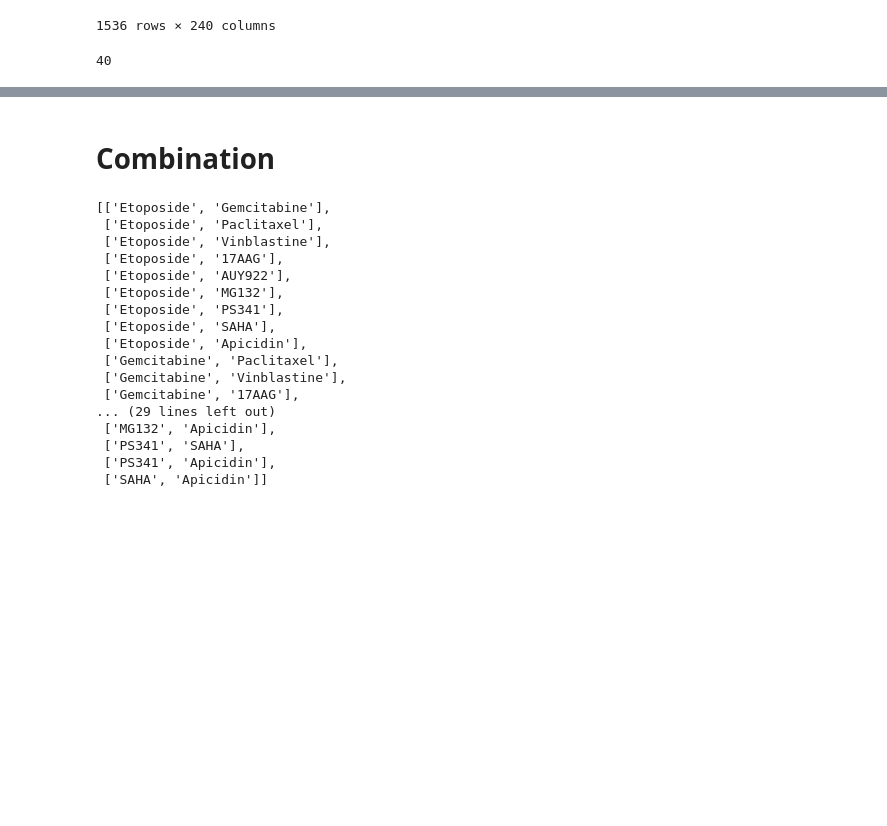
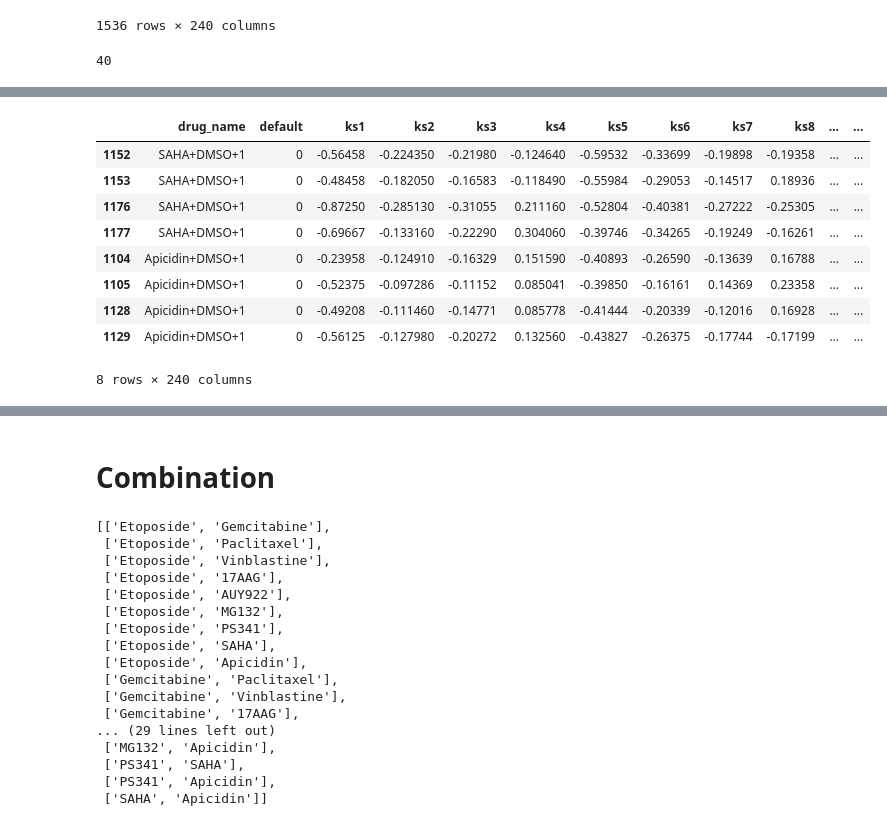
Before and after one commit to zhangsscc99/-research-machine_learning_cancer_drugs, a Jupyter notebook: confidence_score/confidence_score_11_28 copy.ipynb, the cells around one changed output, grey strips where cells are left out. Drawn from its saved outputs; the diff is of its cells as text; code cells hidden in the pictures; blank space fills up the shorter version.

```diff
--- a/confidence_score/confidence_score_11_28 copy.ipynb
+++ b/confidence_score/confidence_score_11_28 copy.ipynb
@@ -179,0 +183,13 @@ fig.show()
+# %%
+training_X_for_debug[32:]
+# %% [output]
+|  | drug_name | default | ks1 | ks2 | ks3 | ks4 | ks5 | ks6 | ks7 | ks8 | ... | ... |
+| 1152 | SAHA+DMSO+1 | 0 | -0.56458 | -0.224350 | -0.21980 | -0.124640 | -0.59532 | -0.33699 | -0.19898 | -0.19358 | ... | ... |
+| 1153 | SAHA+DMSO+1 | 0 | -0.48458 | -0.182050 | -0.16583 | -0.118490 | -0.55984 | -0.29053 | -0.14517 | 0.18936 | ... | ... |
+| 1176 | SAHA+DMSO+1 | 0 | -0.87250 | -0.285130 | -0.31055 | 0.211160 | -0.52804 | -0.40381 | -0.27222 | -0.25305 | ... | ... |
+| 1177 | SAHA+DMSO+1 | 0 | -0.69667 | -0.133160 | -0.22290 | 0.304060 | -0.39746 | -0.34265 | -0.19249 | -0.16261 | ... | ... |
+| 1104 | Apicidin+DMSO+1 | 0 | -0.23958 | -0.124910 | -0.16329 | 0.151590 | -0.40893 | -0.26590 | -0.13639 | 0.16788 | ... | ... |
+| 1105 | Apicidin+DMSO+1 | 0 | -0.52375 | -0.097286 | -0.11152 | 0.085041 | -0.39850 | -0.16161 | 0.14369 | 0.23358 | ... | ... |
+| 1128 | Apicidin+DMSO+1 | 0 | -0.49208 | -0.111460 | -0.14771 | 0.085778 | -0.41444 | -0.20339 | -0.12016 | 0.16928 | ... | ... |
+| 1129 | Apicidin+DMSO+1 | 0 | -0.56125 | -0.127980 | -0.20272 | 0.132560 | -0.43827 | -0.26375 | -0.17744 | -0.17199 | ... | ... |
+8 rows × 240 columns
```
Also changed, not shown: parts of 15 cells of this notebook, 3 other files.
